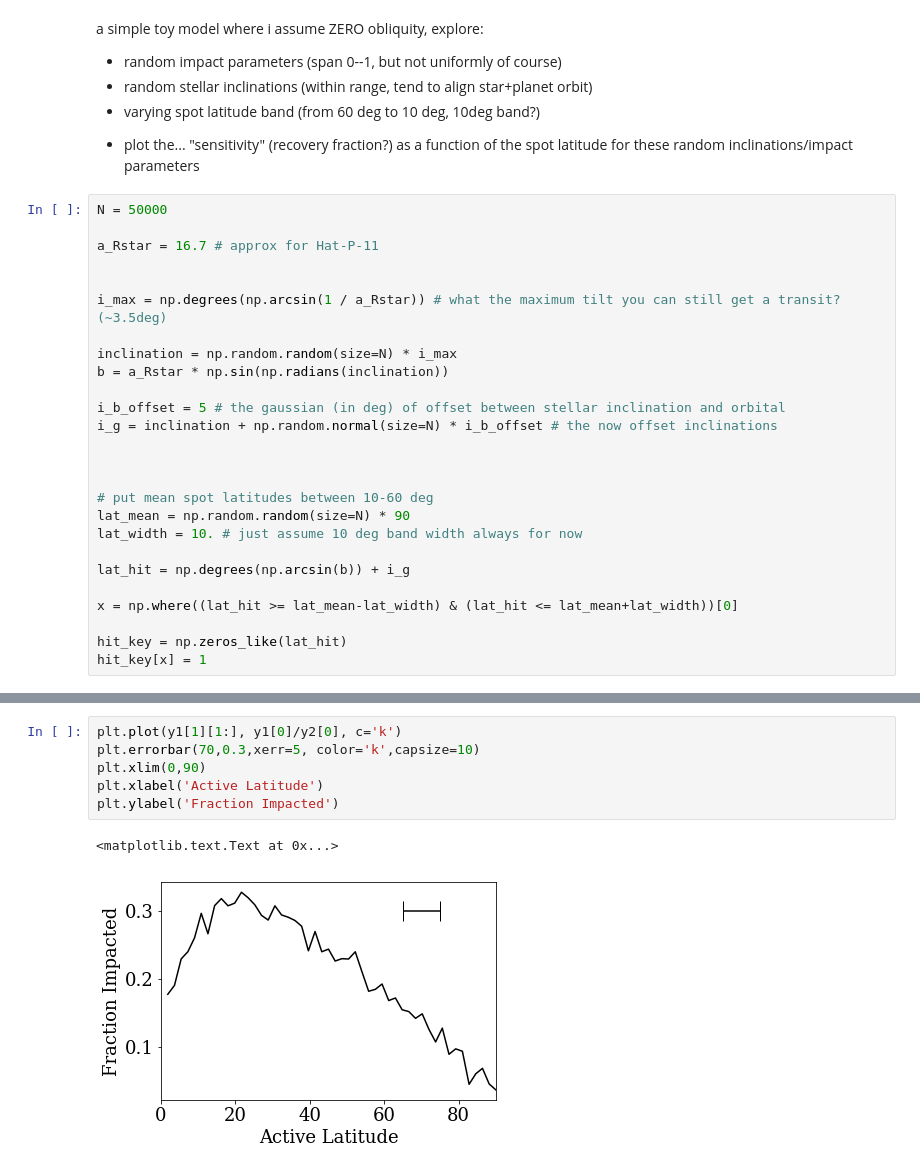
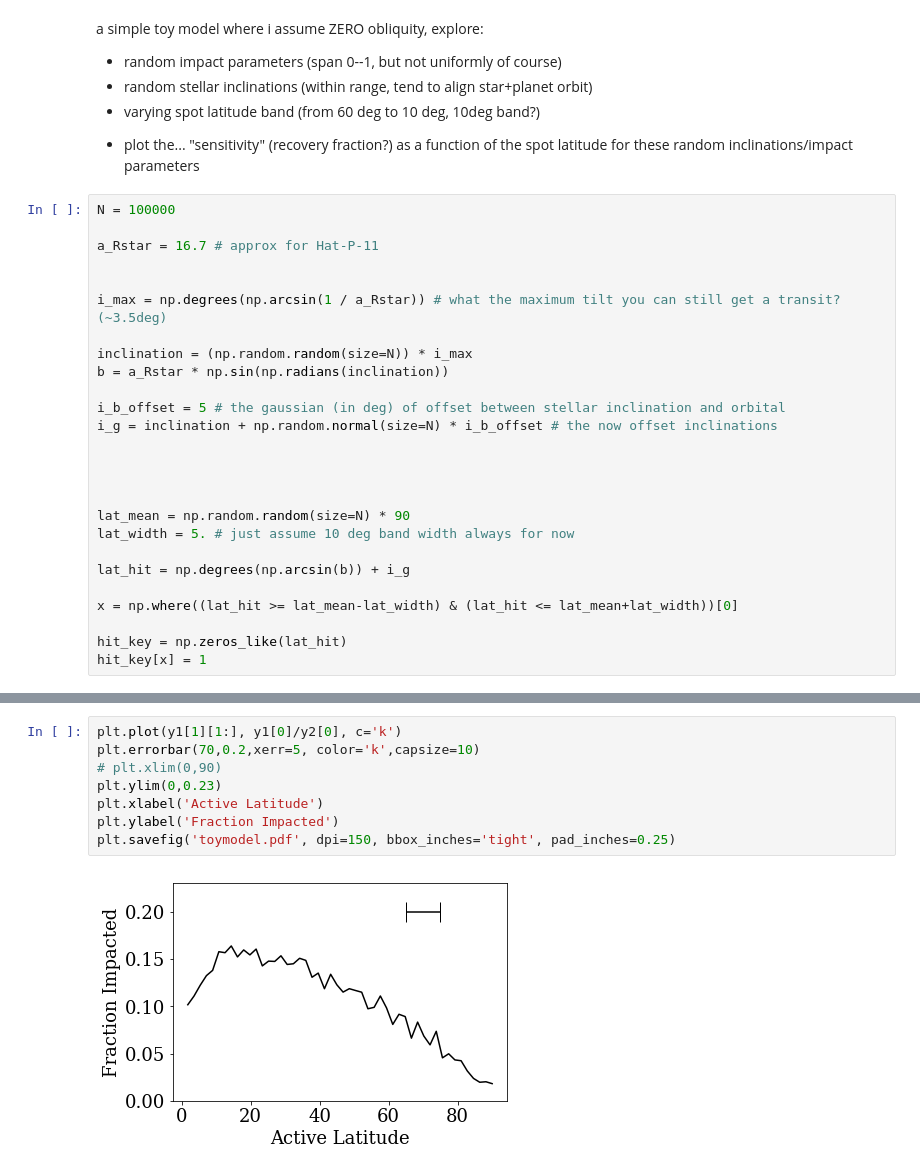
Before and after one commit to bmorris3/salter, a Jupyter notebook: toy_model.ipynb, the cells around one changed output, grey strips where cells are left out. Drawn from its saved outputs; the diff is of its cells as text.

```diff
--- a/toy_model.ipynb
+++ b/toy_model.ipynb
@@ -18,14 +18,14 @@ a simple toy model where i assume ZERO obliquity, explore:
 
 - plot the... "sensitivity" (recovery fraction?) as a function of the spot latitude for these random inclinations/impact parameters
 # %%
-N = 50000
+N = 100000
 
 a_Rstar = 16.7 # approx for Hat-P-11
 
 
 i_max = np.degrees(np.arcsin(1 / a_Rstar)) # what the maximum tilt you can still get a transit? (~3.5deg)
 
-inclination = np.random.random(size=N) * i_max
+inclination = (np.random.random(size=N)) * i_max
 b = a_Rstar * np.sin(np.radians(inclination))
 
 i_b_offset = 5 # the gaussian (in deg) of offset between stellar inclination and orbital
@@ -33,9 +33,9 @@ i_g = inclination + np.random.normal(size=N) * i_b_offset # the now offset incli
 
 
 
-# put mean spot latitudes between 10-60 deg
+
 lat_mean = np.random.random(size=N) * 90
-lat_width = 10. # just assume 10 deg band width always for now
+lat_width = 5. # just assume 10 deg band width always for now
 
 lat_hit = np.degrees(np.arcsin(b)) + i_g
 
@@ -51,9 +58,10 @@ y2 = plt.hist(lat_mean, bins=50, alpha=0.5, histtype='step', lw=2)
 # %%
 plt.plot(y1[1][1:], y1[0]/y2[0], c='k')
-plt.errorbar(70,0.3,xerr=5, color='k',capsize=10)
-plt.xlim(0,90)
+plt.errorbar(70,0.2,xerr=5, color='k',capsize=10)
+# plt.xlim(0,90)
+plt.ylim(0,0.23)
 plt.xlabel('Active Latitude')
 plt.ylabel('Fraction Impacted')
+plt.savefig('toymodel.pdf', dpi=150, bbox_inches='tight', pad_inches=0.25)
 # %% [output]
-<matplotlib.text.Text at 0x...>
-[figure, old version]
+[figure, new version]
```
Also changed, not shown: parts of 2 cells of this notebook, 3 other files.
